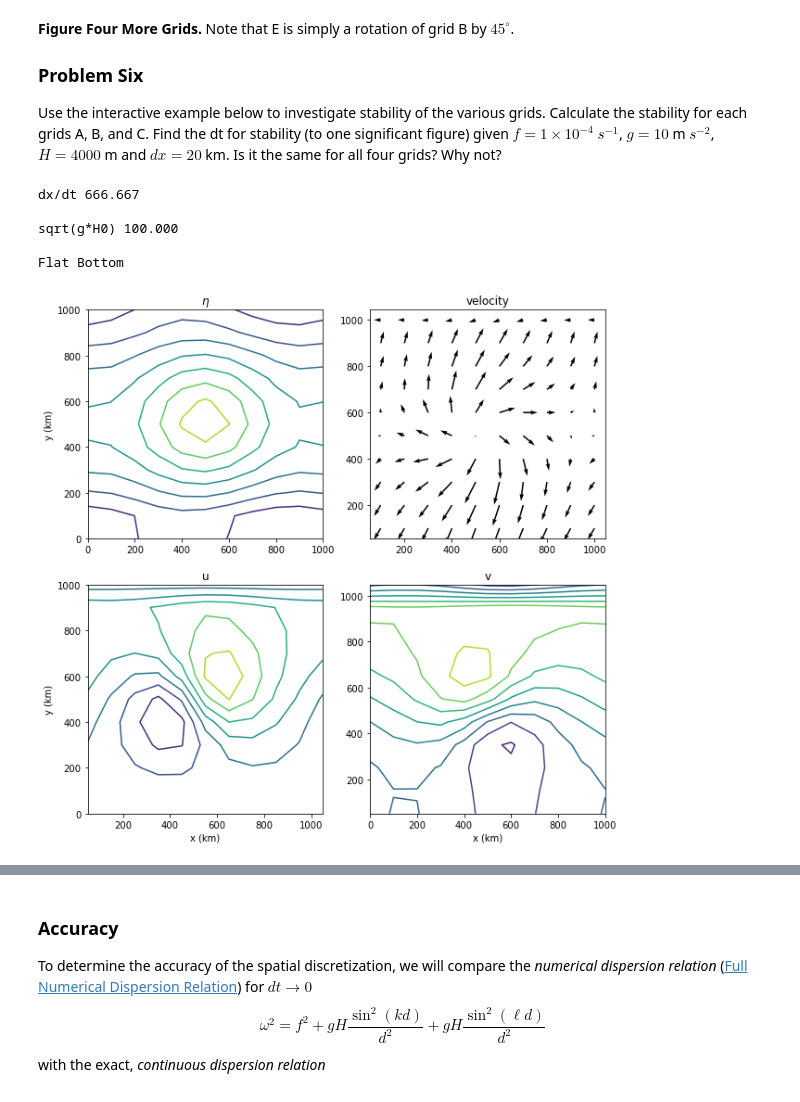
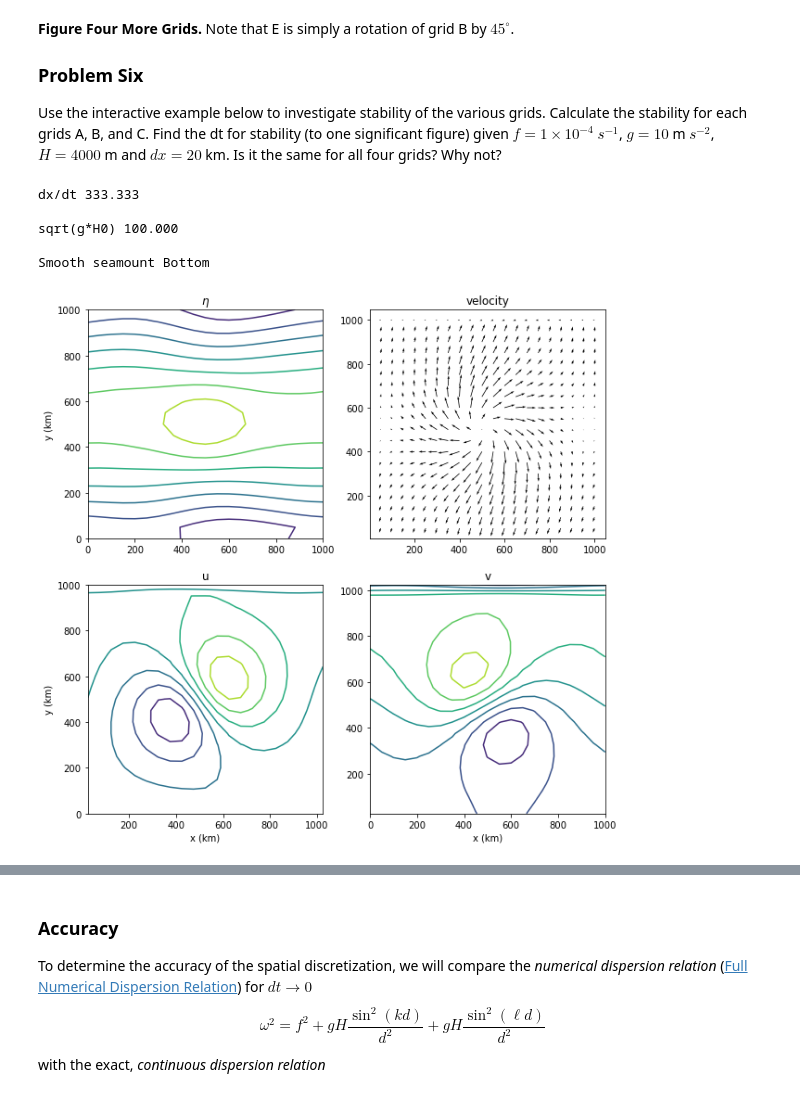
Before and after one commit to JoseEOAS/numeric_2022, a Jupyter notebook: notebooks/lab7/01-lab7-Jvalenti.ipynb, the cells around one changed output, grey strips where cells are left out. Saved outputs shown, nothing was run; the diff lists cells and outputs as text; code cells hidden in the pictures.

Commit message:
seamount

```diff
--- a/notebooks/lab7/01-lab7-Jvalenti.ipynb
+++ b/notebooks/lab7/01-lab7-Jvalenti.ipynb
@@ -1034,15 +1027,19 @@ Image(filename='images/fourgrids.png', width='80%')
 
 Use the interactive example below to investigate stability of the various grids.  Calculate the stability for each grids A, B, and C.  Find the dt for stability (to one significant figure) given $f = 1 \times 10^{-4}$ $s^{-1}$, $g = 10$ m $s^{-2}$, $H = 4000$ m and $dx = 20$ km. Is it the same for all four grids? Why not?
 # %%
+importlib.reload(interactive2)
 # grid A is grid 1, grid B is grid 2 and and grid C is grid 3
 # ngrid is the number of grid points in x and y
 # dt is the time step in seconds
 # T is the time plotted is seconds to 4*3600 is 4 hours
-interactive1.interactive1(grid=3, ngrid=11, dt=150, T=4*3600)
+#fH[-0.99,0.99] for fH < 0 the smallest fH the higher the seamount in the middle of the grid. "seamount-like bottom".
+#for fH > 0 the larger fH the shallower the corners of the bottom become. "Pool-like bottom".
+
+interactive2.interactive2(grid=3, ngrid=21, dt=150,fH=-0.5, T=4*3600)
 # %% [output]
-dx/dt 666.667
+dx/dt 333.333
 
 sqrt(g*H0) 100.000
 
-Flat Bottom
+Smooth seamount Bottom
-[figure, old version]
+[figure, new version]
```
Also changed, not shown: parts of 2 cells of this notebook, 1 other file.
